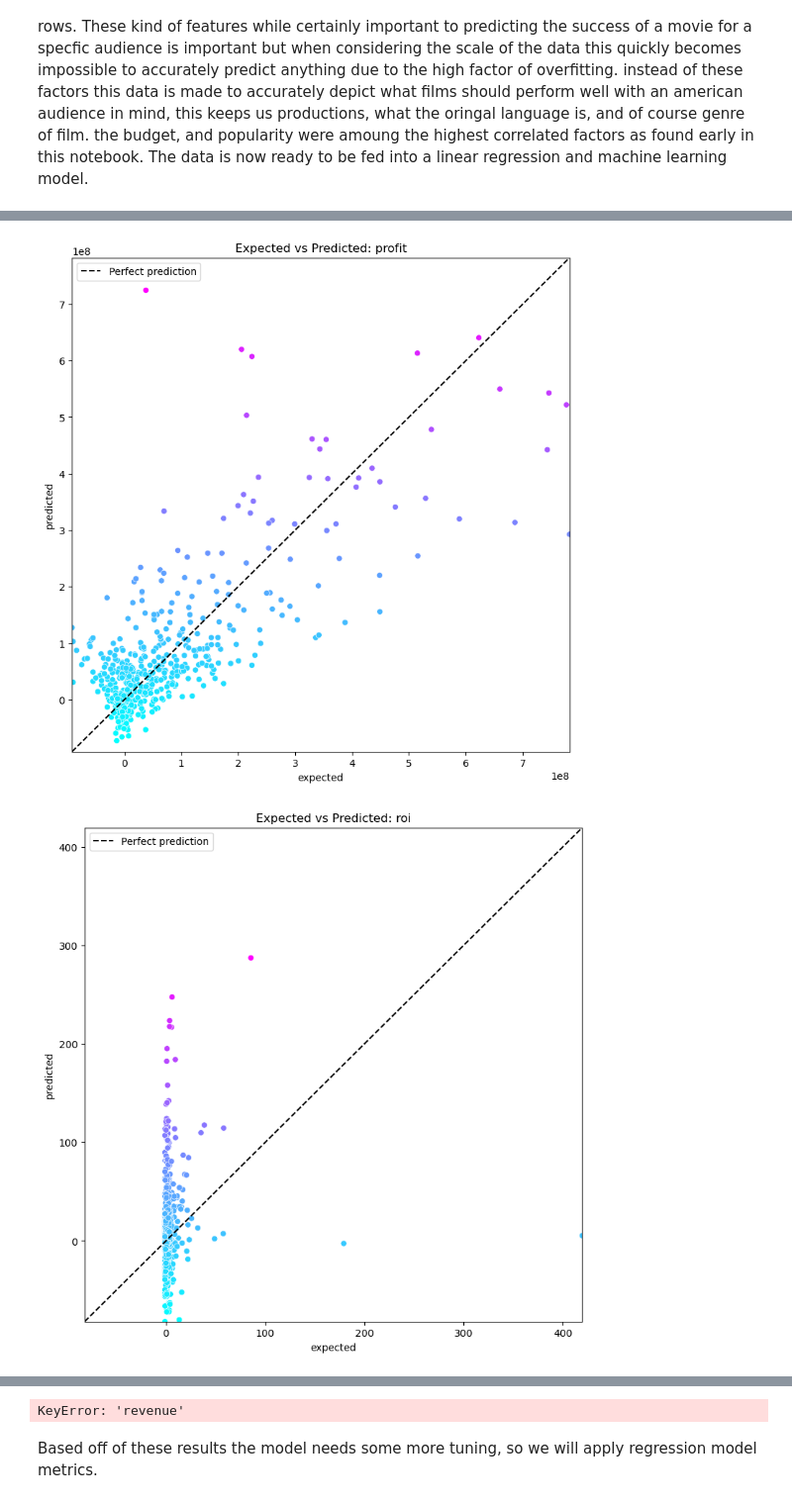
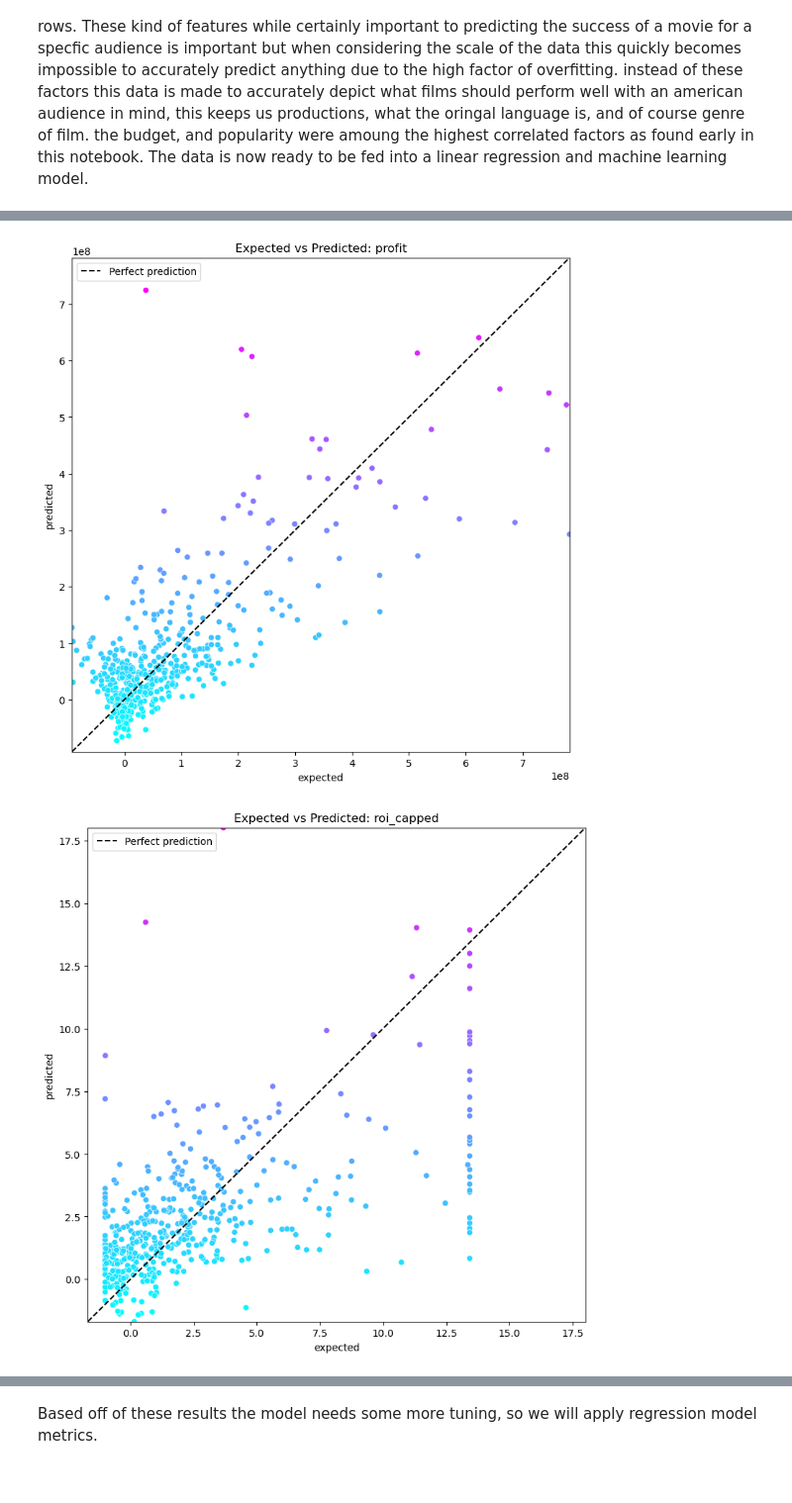
Before and after one commit to SamuelCooper1105/FP532, a Jupyter notebook: FP532.ipynb, the cells around one changed output, grey strips where cells are left out. Shown at 99% size. Saved outputs shown, nothing was run; the diff lists cells and outputs as text; code cells hidden in the pictures.

```diff
--- a/FP532.ipynb
+++ b/FP532.ipynb
@@ -453,9 +453,9 @@ linear = linear.drop(columns=['production_countries', 'main_country'])
 linear = pd.get_dummies(linear, columns=['original_language'], prefix='lang')
 
 
-X = linear.drop(columns=['profit', 'roi', 'vote_average', 'review_score','revenue'])
-y = linear[['profit', 'roi', 'vote_average', 'review_score', 'revenue']].copy()
-
+X = linear.drop(columns=['profit', 'roi', 'vote_average', 'review_score'])
+y = linear[['profit', 'roi', 'vote_average', 'review_score']].copy()
+y['roi_capped'] = y['roi'].clip(upper=y['roi'].quantile(0.95))
 
 X_train, X_test, y_train, y_test = train_test_split(X, y, test_size=0.2, random_state=42, shuffle=True)
 
@@ -515,7 +515,7 @@ scaler = StandardScaler()
 X_train_scaled = scaler.fit_transform(X_train)
 X_test_scaled  = scaler.transform(X_test)
 
-targets = ['profit', 'roi', 'vote_average', 'review_score', 'revenue']
+targets = ['profit', 'roi_capped', 'vote_average', 'review_score']
 
 for target_col in targets:
 
@@ -526,37 +526,36 @@ for target_col in targets:
     linear_regression = LinearRegression()
     linear_regression.fit(X_train_scaled, y_train_target)
     predicted = linear_regression.predict(X_test_scaled)
     expected  = y_test_target
 
 
     EVSP = pd.DataFrame()
     EVSP['predicted'] = pd.Series(predicted)
     EVSP['expected']  = pd.Series(expected.values)
 
     plt.figure(figsize=(9,9))
     axes = sns.scatterplot(
         data=EVSP,
         x='expected',
         y='predicted',
         hue='predicted',
         palette='cool',
         legend=False
     )
 
     start = min(expected.min(), predicted.min())
     end   = max(expected.max(), predicted.max())
     axes.set_xlim(start, end)
     axes.set_ylim(start, end)
     plt.plot([start, end], [start, end], 'k--', label='Perfect prediction')
     axes.legend()
     plt.title(f"Expected vs Predicted: {target_col}")
     plt.show()
 # %% [output]
 [figure]
-[figure, old version]
+[figure, new version]
 [figure]
 [figure]
-KeyError: 'revenue'
 # %% [markdown]
 Based off of these results the model needs some more tuning, so we will apply regression model metrics.
 # %%
```
Also changed, not shown: parts of 3 cells of this notebook.
